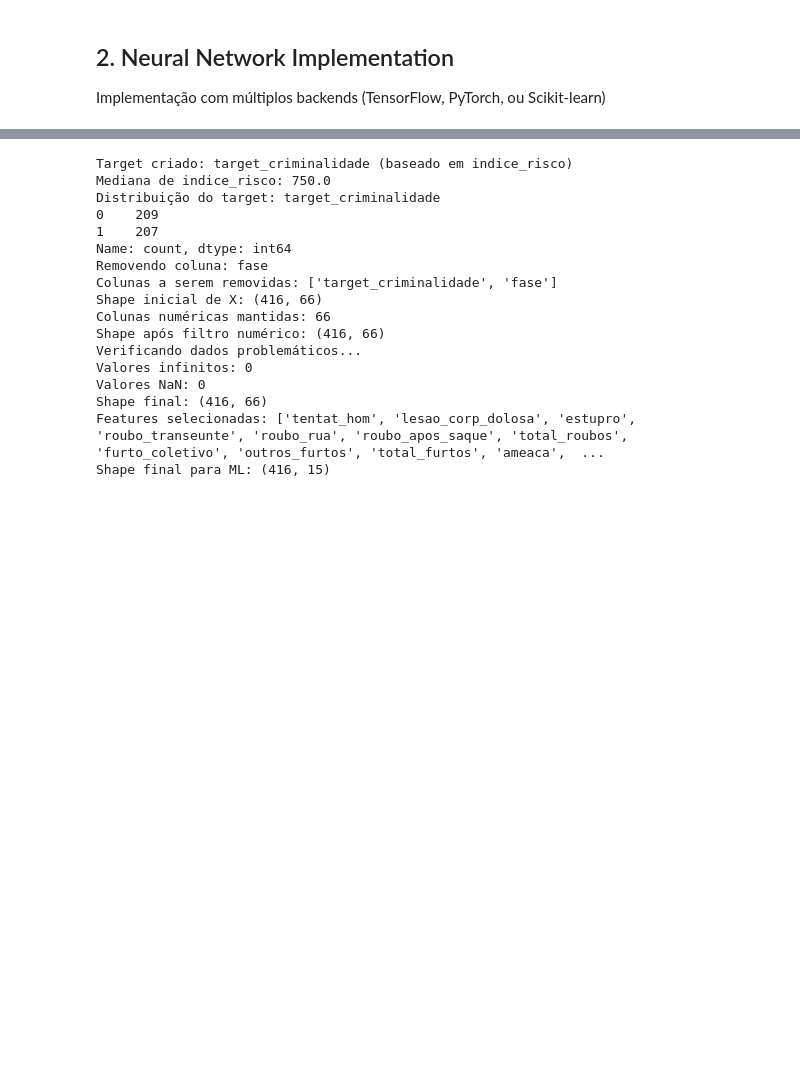
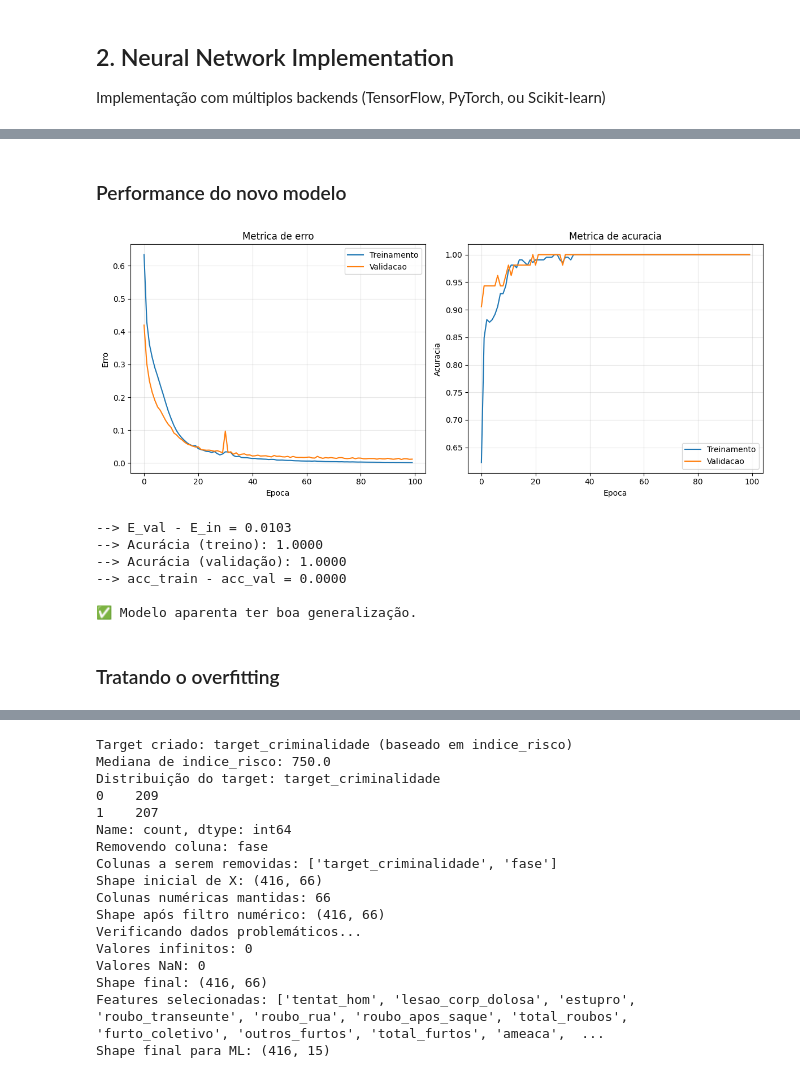
Before and after one commit to Gusttavoafonso/ML_PROJETO_FINAL, a Jupyter notebook: machine_learning_models.ipynb, the cells around one changed output, grey strips where cells are left out. Cells and saved outputs as stored; diff of their text form; code cells hidden in the pictures; blank space fills up the shorter version.

```diff
--- a/machine_learning_models.ipynb
+++ b/machine_learning_models.ipynb
@@ -201,0 +410,4 @@ Implementação com múltiplos backends (TensorFlow, PyTorch, ou Scikit-learn)
+# %%
+model2.set_weights(initial_weights_2)
+history2 = model2.fit(X_train_fold, y_train_fold, validation_data=(X_val_fold, y_val_fold),
+                      epochs=100, batch_size=BATCH_SIZE, verbose=1)
@@ -201,0 +432,56 @@ Implementação com múltiplos backends (TensorFlow, PyTorch, ou Scikit-learn)
+# %% [markdown]
+### Performance do novo modelo
+# %%
+plt.figure(figsize=(12, 5))
+
+plt.subplot(1, 2, 1)
+plt.plot(history2.history['loss'])
+plt.plot(history2.history['val_loss'])
+plt.title('Metrica de erro')
+plt.ylabel('Erro')
+plt.xlabel('Epoca')
+plt.legend(['Treinamento', 'Validacao'])
+plt.grid(True, alpha=0.3)
+
+plt.subplot(1, 2, 2)
+plt.plot(history2.history['accuracy'])
+plt.plot(history2.history['val_accuracy'])
+plt.title('Metrica de acuracia')
+plt.ylabel('Acuracia')
+plt.xlabel('Epoca')
+plt.legend(['Treinamento', 'Validacao'])
+plt.grid(True, alpha=0.3)
+
+plt.tight_layout()
+plt.show()
+
+# Obtendo a acurácia no conjunto de treinamento
+E_in2, acc_train2 = model2.evaluate(X_train_fold, y_train_fold, verbose=0)
+
+# Obtendo a acurácia no conjunto de validação
+E_val2, acc_val2 = model2.evaluate(X_val_fold, y_val_fold, verbose=0)
+
+print(f"--> E_val - E_in = {E_val2 - E_in2:.4f}")
+print(f'--> Acurácia (treino): {acc_train2:.4f}')
+print(f'--> Acurácia (validação): {acc_val2:.4f}')
+print(f"--> acc_train - acc_val = {acc_train2 - acc_val2:.4f}")
+
+# Análise de overfitting
+if E_val2 - E_in2 > 0.05:
+    print("\n⚠️  POSSÍVEL OVERFITTING DETECTADO!")
+    print("   A diferença entre erro de validação e treino é significativa.")
+elif acc_train2 - acc_val2 > 0.1:
+    print("\n⚠️  POSSÍVEL OVERFITTING DETECTADO!")
+    print("   A diferença entre acurácia de treino e validação é alta.")
+else:
+    print("\n✅ Modelo aparenta ter boa generalização.")
+# %% [output]
+[figure, added]
+--> E_val - E_in = 0.0103
+--> Acurácia (treino): 1.0000
+--> Acurácia (validação): 1.0000
+--> acc_train - acc_val = 0.0000
+
+✅ Modelo aparenta ter boa generalização.
+# %% [markdown]
+### Tratando o overfitting
```
Also changed, not shown: parts of 86 cells of this notebook.
